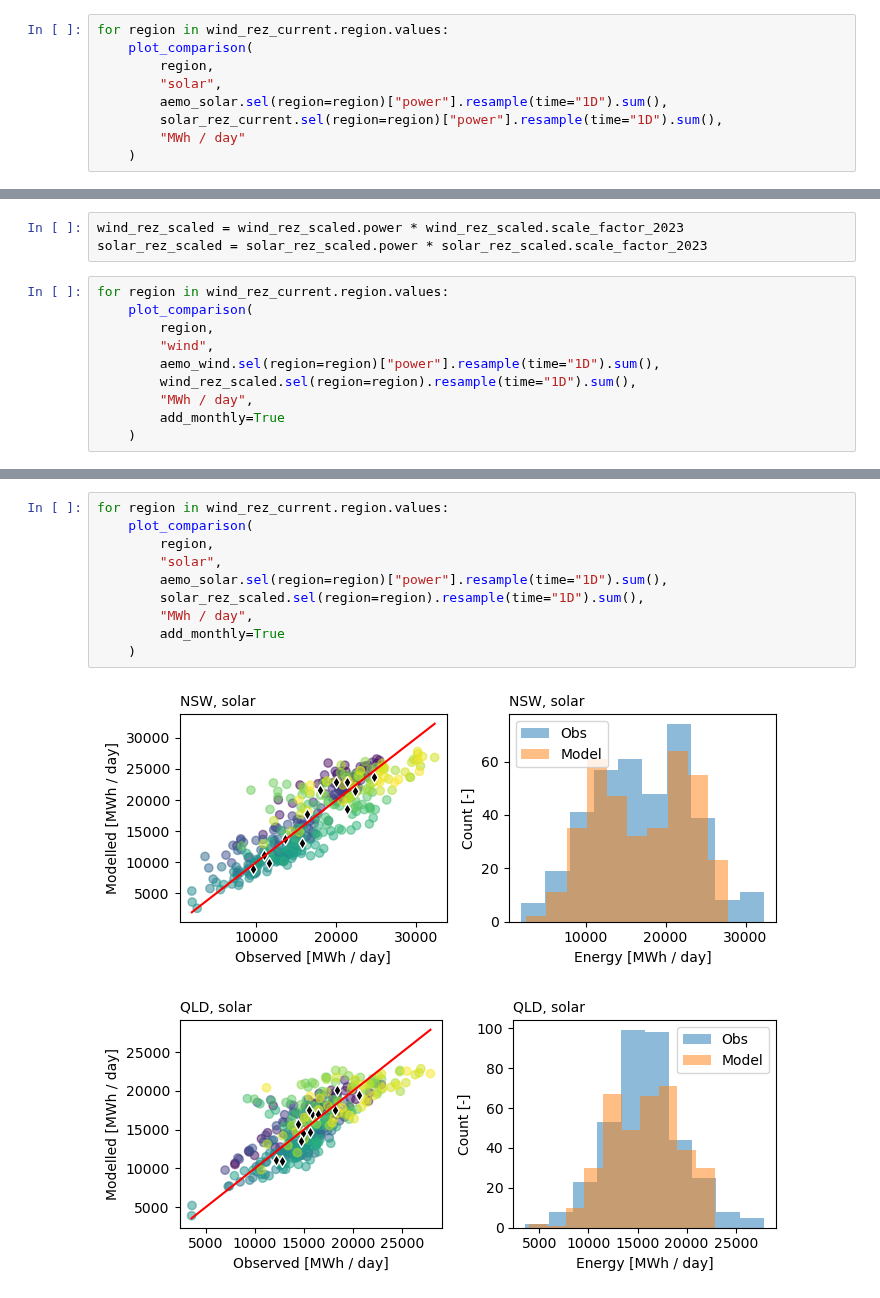
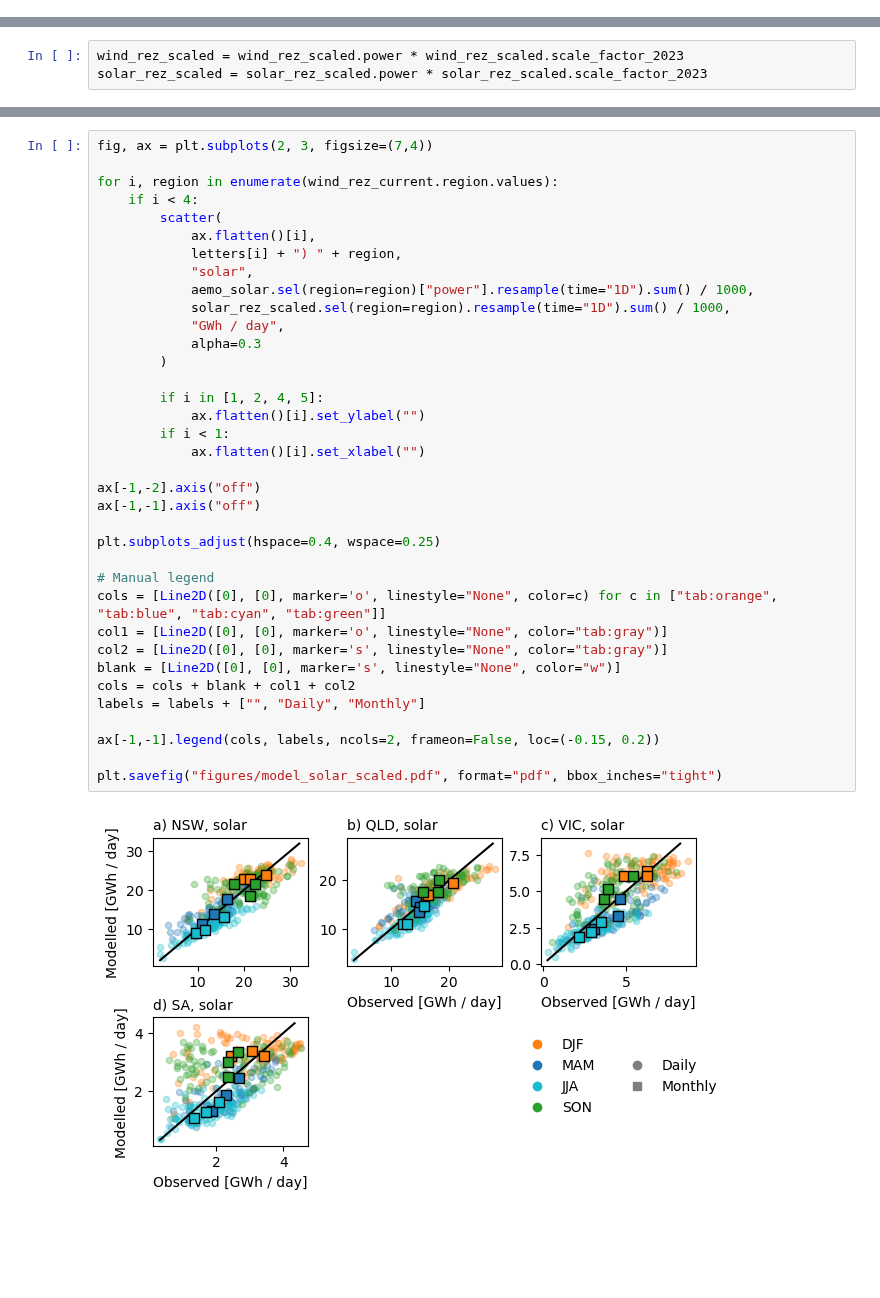
Before and after one commit to dougrichardson/power_models, a Jupyter notebook: 12_compare_power.ipynb, the cells around one changed output, grey strips where cells are left out. Cells and saved outputs as stored; diff of their text form; blank space fills up the shorter version.

Commit message:
Tidied model skill figures

```diff
--- a/12_compare_power.ipynb
+++ b/12_compare_power.ipynb
@@ -231,9 +173,0 @@ for region in wind_rez_current.region.values:
-# %%
-for region in wind_rez_current.region.values:
-    plot_comparison(
-        region,
-        "solar",
-        aemo_solar.sel(region=region)["power"].resample(time="1D").sum(),
-        solar_rez_current.sel(region=region)["power"].resample(time="1D").sum(),
-        "MWh / day"
-    )
@@ -283,13 +337,3 @@ Coordinates:
 # %%
 wind_rez_scaled = wind_rez_scaled.power * wind_rez_scaled.scale_factor_2023
 solar_rez_scaled = solar_rez_scaled.power * solar_rez_scaled.scale_factor_2023
-# %%
-for region in wind_rez_current.region.values:
-    plot_comparison(
-        region,
-        "wind",
-        aemo_wind.sel(region=region)["power"].resample(time="1D").sum(),
-        wind_rez_scaled.sel(region=region).resample(time="1D").sum(),
-        "MWh / day",
-        add_monthly=True
-    )
@@ -302,13 +376,38 @@ for region in wind_rez_current.region.values:
 # %%
-for region in wind_rez_current.region.values:
-    plot_comparison(
-        region,
-        "solar",
-        aemo_solar.sel(region=region)["power"].resample(time="1D").sum(),
-        solar_rez_scaled.sel(region=region).resample(time="1D").sum(),
-        "MWh / day",
-        add_monthly=True
-    )
+fig, ax = plt.subplots(2, 3, figsize=(7,4))
+
+for i, region in enumerate(wind_rez_current.region.values):
+    if i < 4:
+        scatter(
+            ax.flatten()[i],
+            letters[i] + ") " + region,
+            "solar",
+            aemo_solar.sel(region=region)["power"].resample(time="1D").sum() / 1000,
+            solar_rez_scaled.sel(region=region).resample(time="1D").sum() / 1000,
+            "GWh / day",
+            alpha=0.3
+        )
+
+        if i in [1, 2, 4, 5]:
+            ax.flatten()[i].set_ylabel("")
+        if i < 1:
+            ax.flatten()[i].set_xlabel("")
+
+ax[-1,-2].axis("off")
+ax[-1,-1].axis("off")
+
+plt.subplots_adjust(hspace=0.4, wspace=0.25)
+
+# Manual legend
+cols = [Line2D([0], [0], marker='o', linestyle="None", color=c) for c in ["tab:orange", "tab:blue", "tab:cyan", "tab:green"]]
+col1 = [Line2D([0], [0], marker='o', linestyle="None", color="tab:gray")]
+col2 = [Line2D([0], [0], marker='s', linestyle="None", color="tab:gray")]
+blank = [Line2D([0], [0], marker='s', linestyle="None", color="w")]
+cols = cols + blank + col1 + col2
+labels = labels + ["", "Daily", "Monthly"]
+
+ax[-1,-1].legend(cols, labels, ncols=2, frameon=False, loc=(-0.15, 0.2))
+
+plt.savefig("figures/model_solar_scaled.pdf", format="pdf", bbox_inches="tight")
 # %% [output]
-[figure, old version]
+[figure, new version]
-[figure, removed]
```
Also changed, not shown: parts of 15 cells of this notebook, 4 other files.
